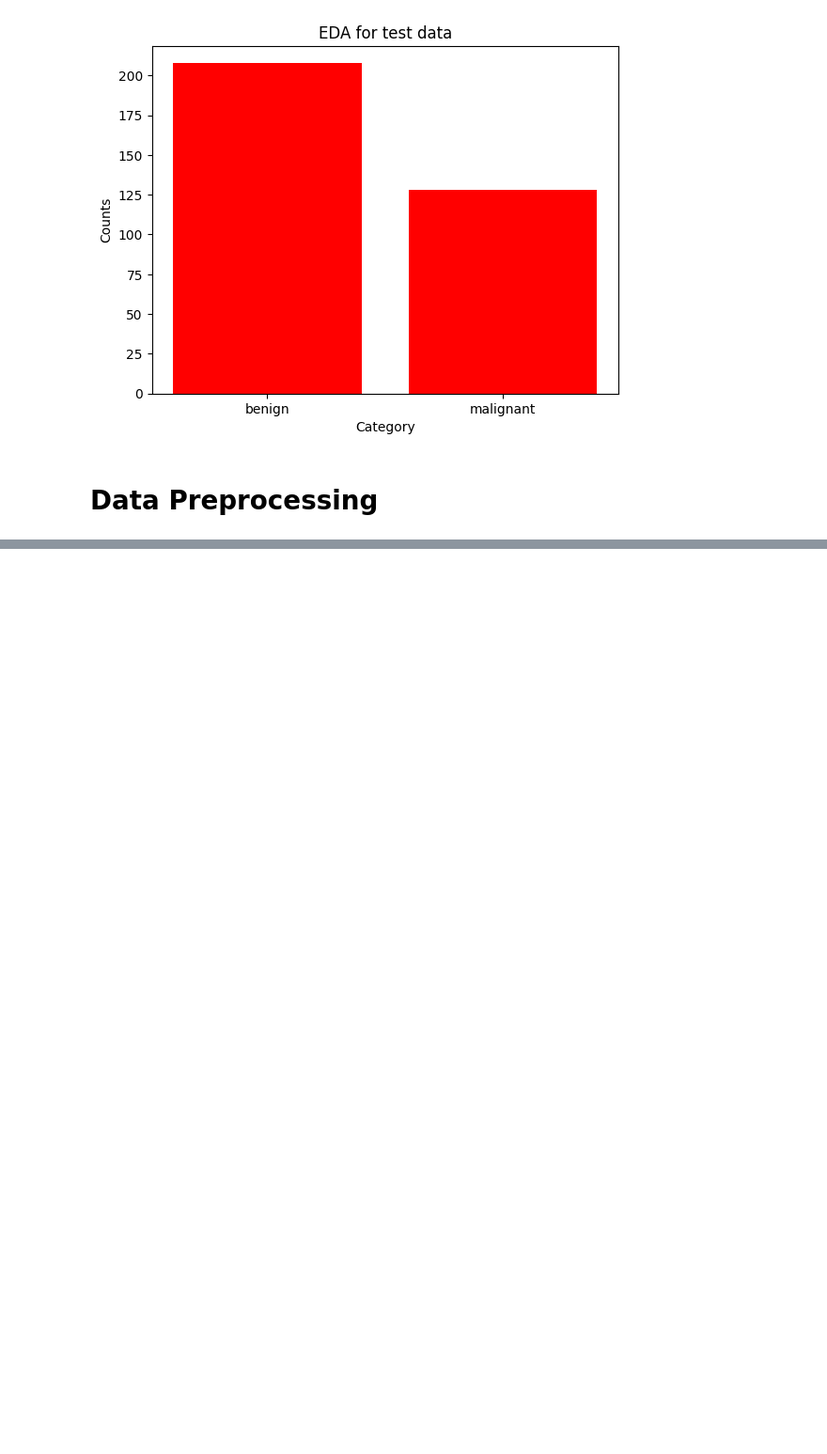
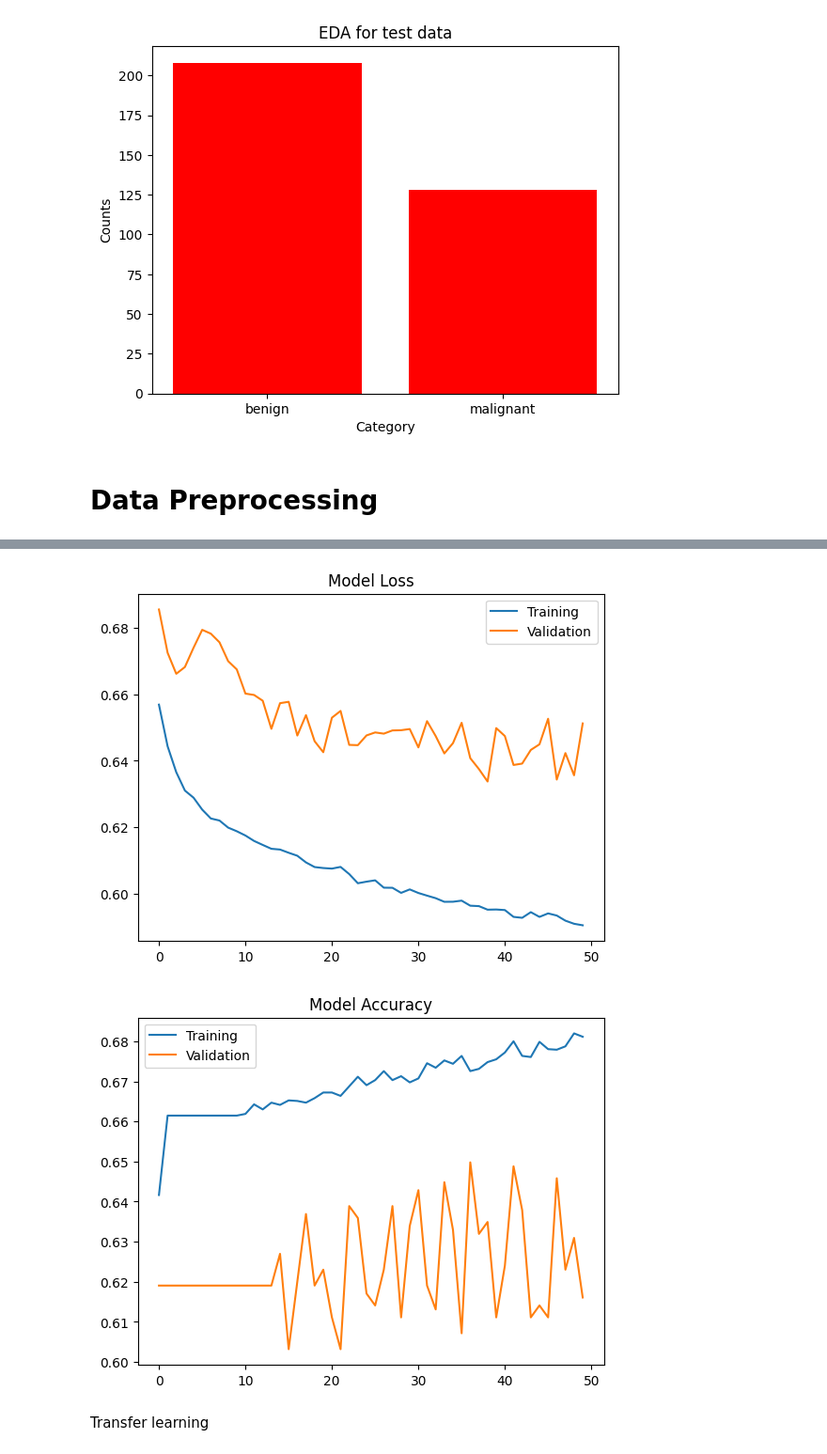
Before and after one commit to bksat90/FinalProject, a Jupyter notebook: classification_cnn.ipynb, the cells around one changed output, grey strips where cells are left out. Shown at 94% size. Saved outputs shown, nothing was run; the diff lists cells and outputs as text; code cells hidden in the pictures; blank space fills up the shorter version.

```diff
--- a/classification_cnn.ipynb
+++ b/classification_cnn.ipynb
@@ -236 +211,23 @@ model = models.Model(inputs=input_layer, outputs=output_layer)
+# %%
+
+conv3 = layers.Conv2D(64, (3, 3), activation='relu', padding="same",
+                      strides=(1, 1), name='Conv3')(drop1)
+conv4 = layers.Conv2D(64, (3, 3), activation='relu', padding="same",
+                      strides=(1, 1), name='Conv4')(conv3)
+pool2 = layers.MaxPooling2D((2, 2), name='Pool2')(conv4)
+
+batch2 = layers.BatchNormalization(name='Batch2')(pool2)
+
+drop2 = layers.Dropout(0.2, name='Drop2')(batch2)
+
+global_pool = layers.GlobalAveragePooling2D(name='GlobalPool')(drop2)
+
+
+fc1 = layers.Dense(240, activation='relu', name='FC1')(global_pool)
+
+
+output_layer = layers.Dense(1, activation='sigmoid', name='Output')(fc1)
+
+# create the model 2
+mod2 = models.Model(inputs=input_layer, outputs=output_layer)
 # %%
@@ -302,0 +324,8 @@ plt.show()
+# %%
+mod2.compile(optimizer=tf.keras.optimizers.Adam(learning_rate=5e-5),
+              loss='binary_crossentropy',
+              metrics=['accuracy'])
+# %%
+epoch_num = 50
+
+history = mod2.fit(train_data, validation_data=test_data, epochs=epoch_num)
@@ -302,0 +350,19 @@ plt.show()
+# %%
+plt.figure()
+plt.plot(history.history['loss'], label='Training')
+plt.plot(history.history['val_loss'], label='Validation')
+plt.legend(loc=0)
+plt.title('Model Loss')
+
+plt.figure()
+plt.plot(history.history['accuracy'], label='Training')
+plt.plot(history.history['val_accuracy'], label='Validation')
+plt.legend(loc=0)
+plt.title('Model Accuracy')
+
+plt.show()
+# %% [output]
+[figure, added]
+[figure, added]
+# %% [markdown]
+Transfer learning
```
Also changed, not shown: parts of 25 cells of this notebook.
